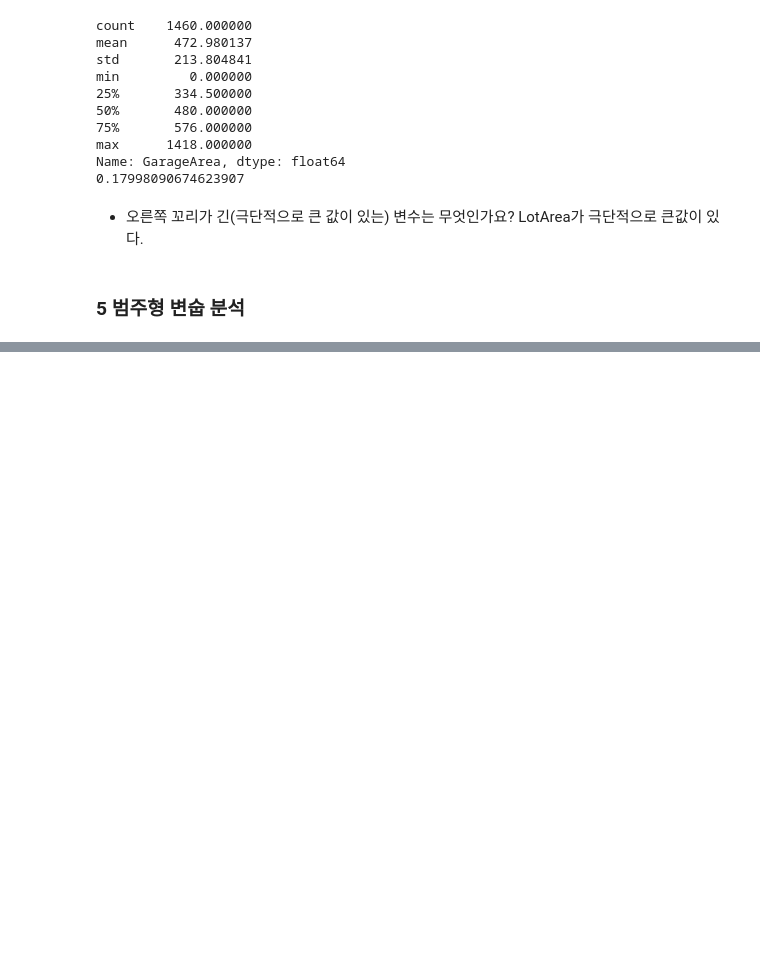
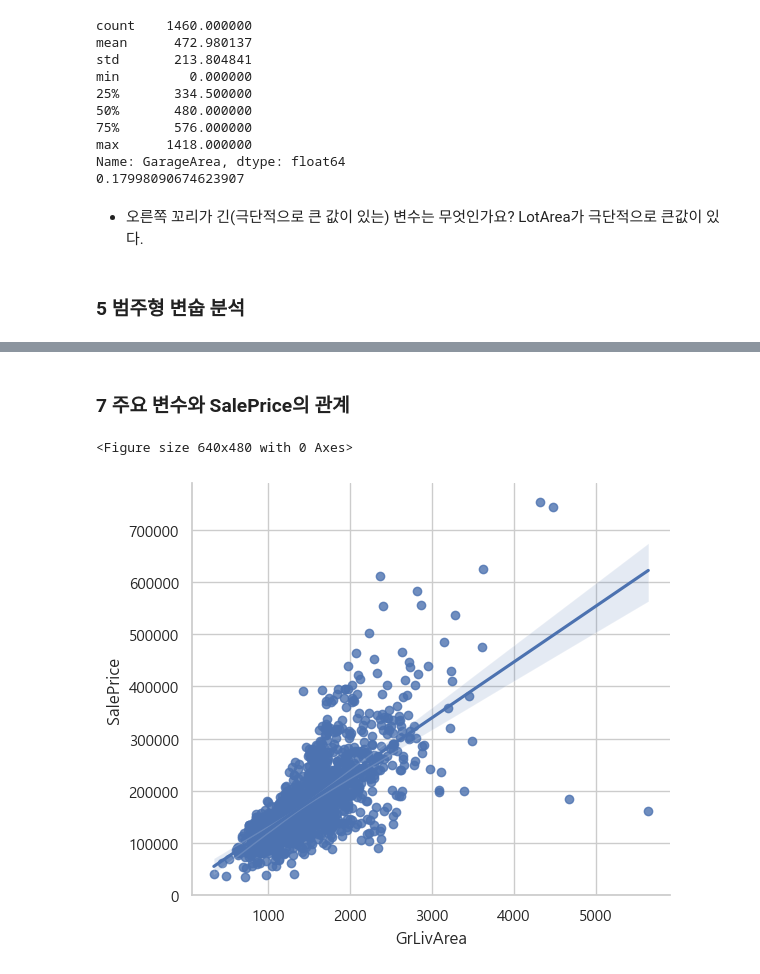
Before and after one commit to ShinJooHyeop/fintech3, a Jupyter notebook: 06machin_learning/numpy06EDA_탐색적데이버분석_연습문제.ipynb, the cells around one changed output, grey strips where cells are left out. Cells and saved outputs as stored; diff of their text form; code cells hidden in the pictures; blank space fills up the shorter version.

```diff
--- a/06machin_learning/numpy06EDA_탐색적데이버분석_연습문제.ipynb
+++ b/06machin_learning/numpy06EDA_탐색적데이버분석_연습문제.ipynb
@@ -184,0 +250,9 @@ LotArea가 극단적으로 큰값이 있다.
+# %% [markdown]
+### 7 주요 변수와  SalePrice의 관계
+# %%
+plt.figure()
+sns.lmplot(data=df,x='GrLivArea',y='SalePrice',aspect=1.2)
+plt.show()
+# %% [output]
+<Figure size 640x480 with 0 Axes>
+[figure, added]
```
Also changed, not shown: parts of 14 cells of this notebook, 3 other files.
